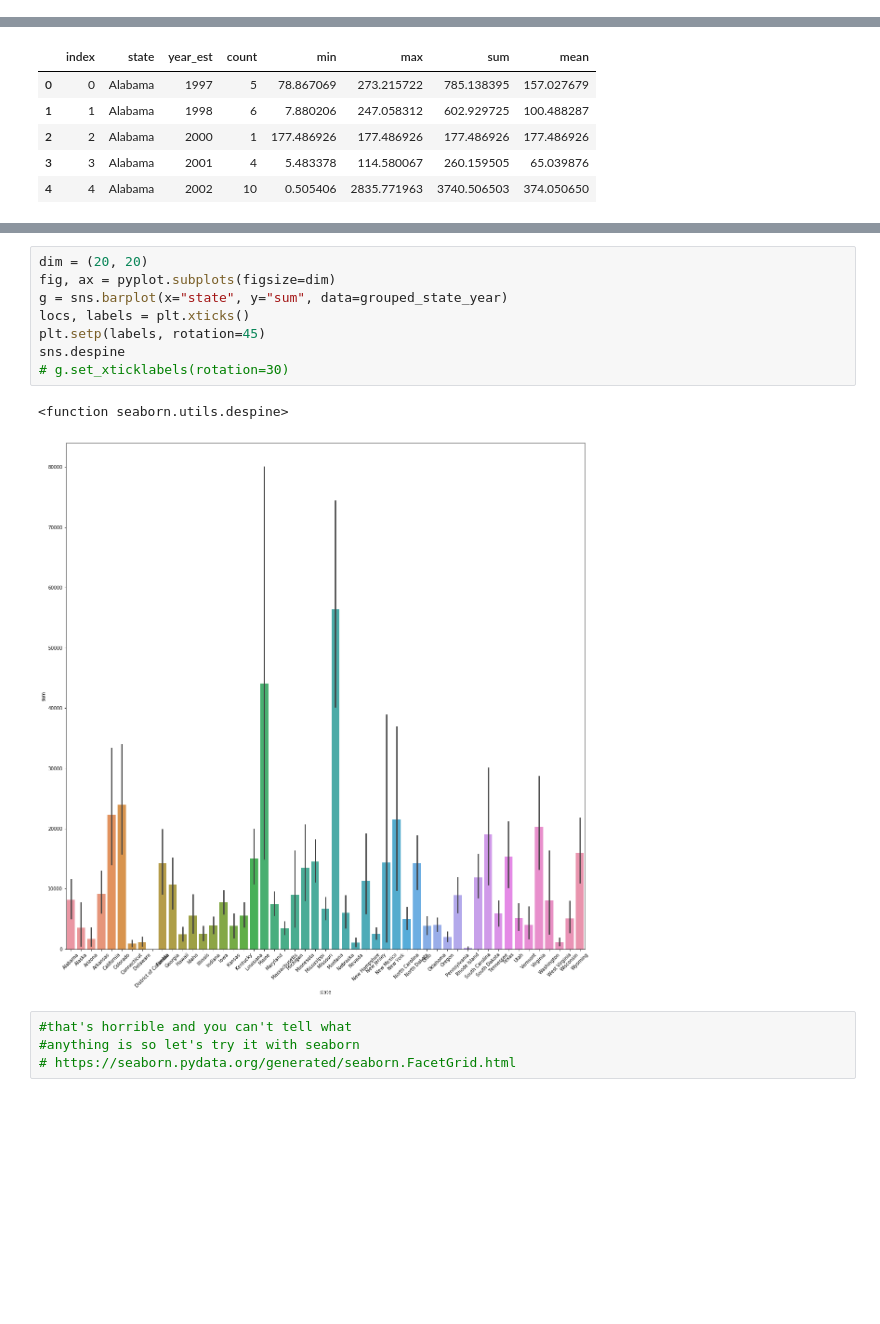
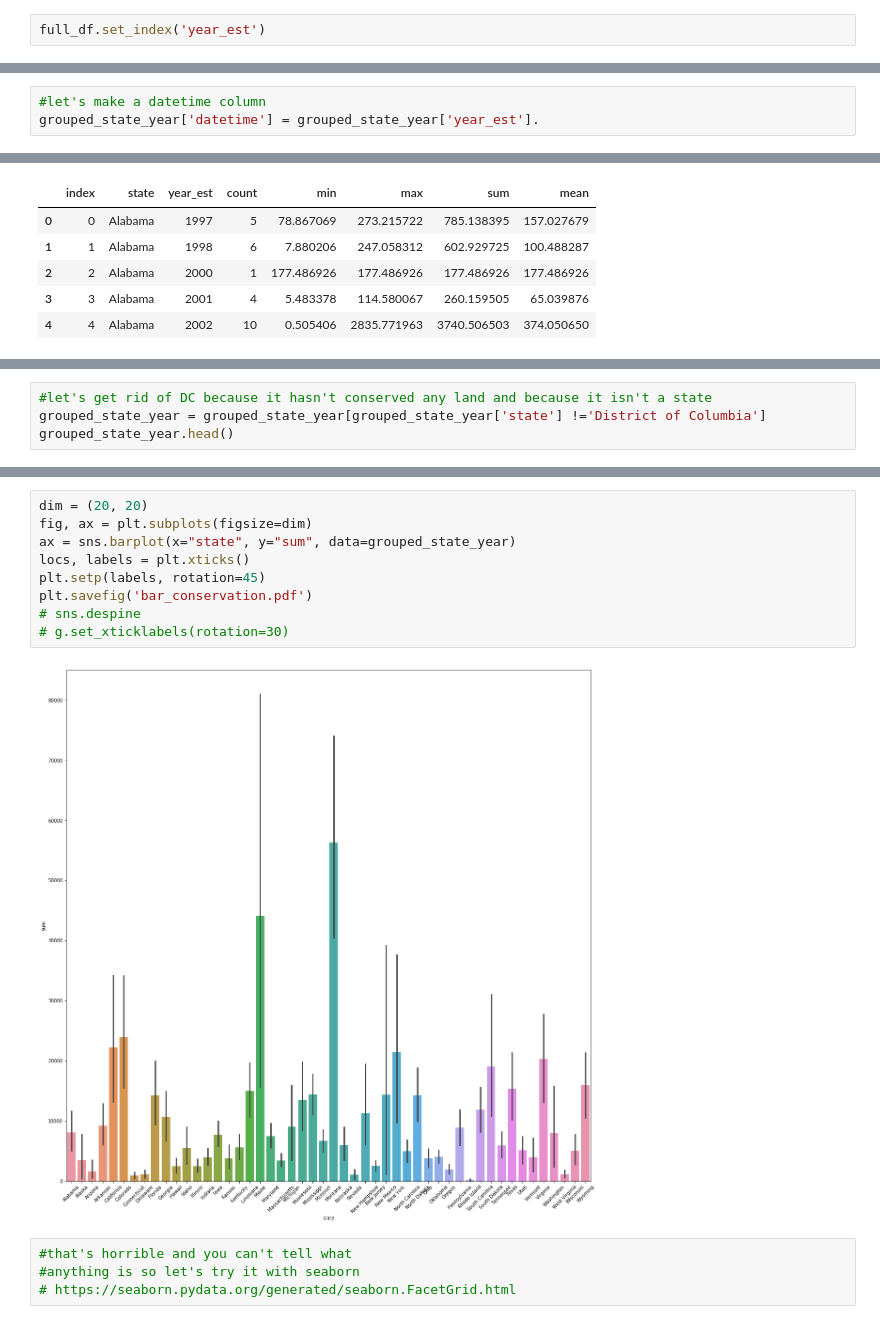
Before and after one commit to kcough/data-studio-projects, a Jupyter notebook: code/conservation/notebooks/national_conservation_data.ipynb, the cells around one changed output, grey strips where cells are left out. Saved outputs shown, nothing was run; the diff lists cells and outputs as text; blank space fills up the shorter version.

```diff
--- a/code/conservation/notebooks/national_conservation_data.ipynb
+++ b/code/conservation/notebooks/national_conservation_data.ipynb
@@ -186,0 +213,2 @@ full_df.head(200)
+# %%
+full_df.set_index('year_est')
@@ -321,3 +324,6 @@ grouped_state_year
+# %%
+#let's make a datetime column
+grouped_state_year['datetime'] = grouped_state_year['year_est'].
 # %%
 grouped_state_year.shape
 # %% [output]
@@ -341,0 +346,4 @@ grouped_state_year
+# %%
+#let's get rid of DC because it hasn't conserved any land and because it isn't a state
+grouped_state_year = grouped_state_year[grouped_state_year['state'] !='District of Columbia']
+grouped_state_year.head()
@@ -342,14 +357,14 @@ grouped_state_year
 # %%
 dim = (20, 20)
-fig, ax = pyplot.subplots(figsize=dim)
-g = sns.barplot(x="state", y="sum", data=grouped_state_year)
+fig, ax = plt.subplots(figsize=dim)
+ax = sns.barplot(x="state", y="sum", data=grouped_state_year)
 locs, labels = plt.xticks()
 plt.setp(labels, rotation=45)
-sns.despine
+plt.savefig('bar_conservation.pdf')
+# sns.despine
 # g.set_xticklabels(rotation=30)
 # %% [output]
-<function seaborn.utils.despine>
-[figure, old version]
+[figure, new version]
 # %%
 #that's horrible and you can't tell what
 #anything is so let's try it with seaborn
```
Also changed, not shown: parts of 56 cells of this notebook, 28 other files.
